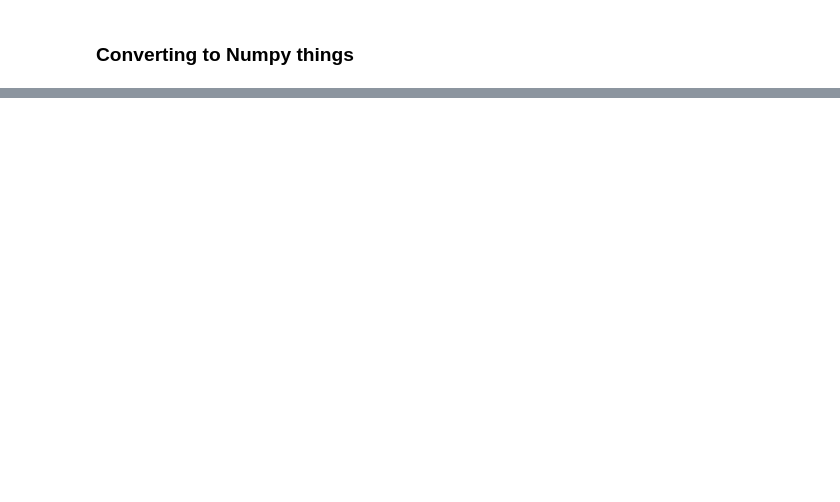
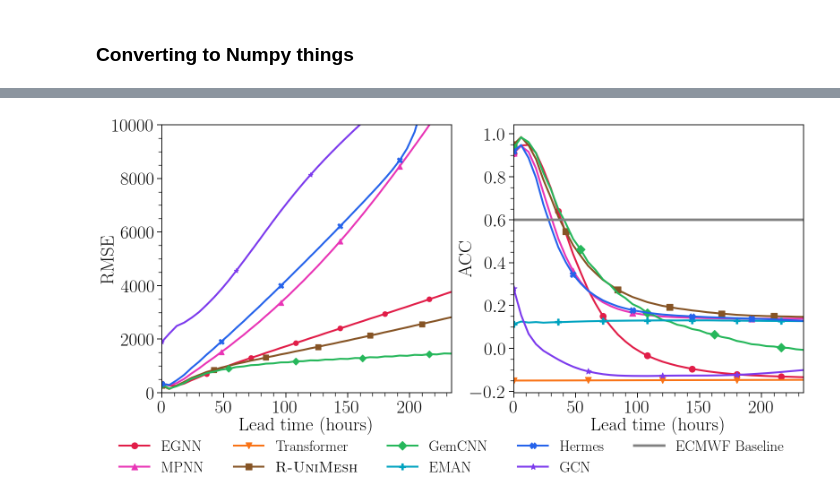
Before and after one commit to EdwardBerman/rayleigh_analysis, a Jupyter notebook: plots/2-plot-weatherbench.ipynb, the cells around one changed output, grey strips where cells are left out. Saved outputs shown, nothing was run; the diff lists cells and outputs as text; code cells hidden in the pictures; blank space fills up the shorter version.

```diff
--- a/plots/2-plot-weatherbench.ipynb
+++ b/plots/2-plot-weatherbench.ipynb
@@ -173,3 +200,101 @@ plt.savefig("geopotential_metrics_horizontal.png", dpi=300)
+# %%
+import matplotlib.pyplot as plt
+import numpy as np
+
+# Assume rmse_arrays, acc_arrays, timesteps, hours are already defined
+
+models = ["EGNN", "MPNN", "Transformer", r'$\textsc{R-UniMesh}$',
+          "GemCNN", "EMAN", "Hermes", "GCN"]
+
+colors = [
+    "#e11d48",  # vibrant red
+    "#e935b6",  # hot pink
+    "#f97316",  # vibrant orange
+    "#865425",  # golden brown/orange
+    "#26b75b",  # vibrant green
+    "#00a3c0",  # cyan / light blue
+    "#2563eb",  # strong blue
+    "#7c3aed",  # vibrant violet
+]
+
+markers = ["o", "^", "v", "s", "D", "P", "X", "*"]
+
+# Map each model to color + marker
+model_styles = {
+    model: {"color": colors[i], "marker": markers[i]}
+    for i, model in enumerate(models)
+}
+
+fig, (ax1, ax2) = plt.subplots(1, 2, figsize=(16, 8))
+
+
+# Different marker intervals for each model
+marker_intervals = [6, 8, 10, 7, 9, 6, 8, 10]  # tweak as needed
+
+# --- RMSE subplot ---
+for i, (model, rmse_array) in enumerate(zip(models, rmse_arrays)):
+    style = model_styles[model]
+    ax1.plot(
+        hours, rmse_array,
+        color=style["color"],
+        marker=style["marker"],
+        markersize=8,
+        markevery=marker_intervals[i],  # sparse and staggered
+        linestyle="-",
+        lw=3,
+        label=model
+    )
+
+
+ax1.set_xlabel("Lead time (hours)", labelpad=-0.5)
+ax1.set_ylabel("RMSE", labelpad=-8)
+ax1.set_ylim(0, 10000)
+ax1.set_xlim(0, 234)
+
+# --- ACC subplot ---
+for i, (model, acc_array) in enumerate(zip(models, acc_arrays)):
+    style = model_styles[model]
+    ax2.plot(
+        hours, acc_array,
+        color=style["color"],
+        marker=style["marker"],
+        markersize=10,
+        markevery=marker_intervals[i],  # staggered markers
+        linestyle="-",
+        lw=3,
+        label=model
+    )
+
+# Baseline ACC line (no markers)
+baseline_line = ax2.axhline(y=0.6, color='gray', linestyle='-', lw=4, label="ECMWF Baseline")
+
+ax2.set_xlabel("Lead time (hours)", labelpad=-0.5)
+ax2.set_ylabel("ACC", labelpad=-8)
+ax2.set_xlim(0, 234)
+
+# --- Legend ---
+handles1, labels1 = ax1.get_legend_handles_labels()
+handles2, labels2 = ax2.get_legend_handles_labels()
+
+# Combine handles, making sure the baseline is included
+handles = handles2  # ACC subplot handles already include baseline
+labels = labels2
+
+fig.legend(
+    handles,
+    labels,
+    loc="lower center",
+    ncol=5,
+    fontsize=24,
+    frameon=False,
+    bbox_to_anchor=(0.5, -0.05)
+)
+
+plt.tight_layout(rect=[0, 0.08, 1, 1])
+plt.savefig("geopotential_metrics_horizontal.png", dpi=300, bbox_inches='tight')
+plt.show()
+# %% [output]
+[figure, added]
 # %%
 import matplotlib.pyplot as plt
 import numpy as np
```
Also changed, not shown: parts of 5 cells of this notebook, 1 other file.
